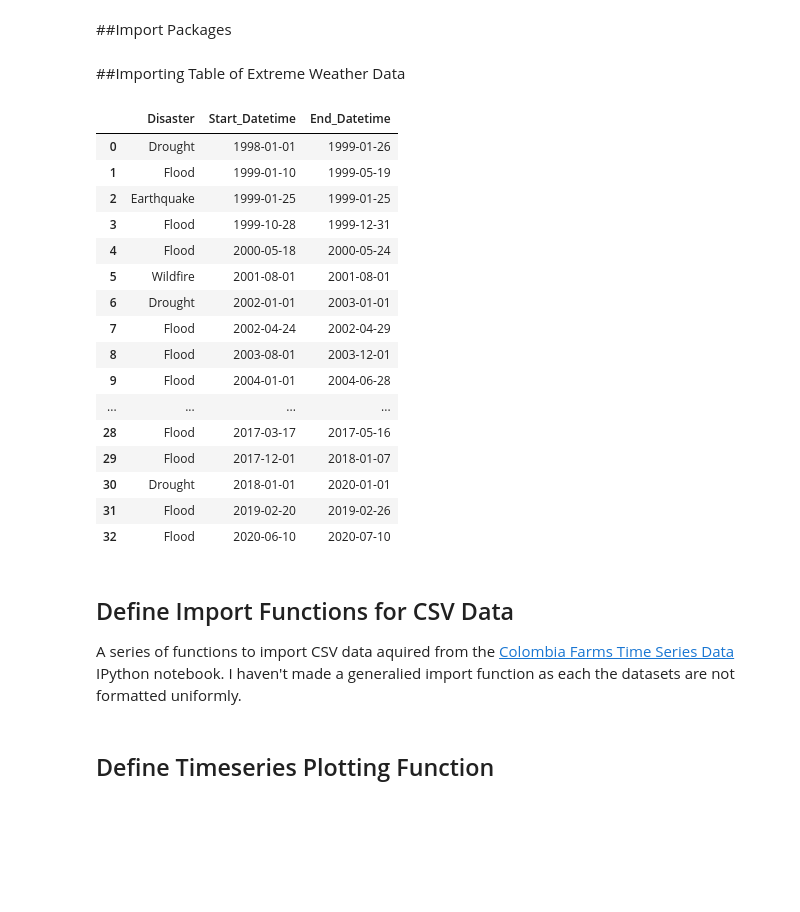
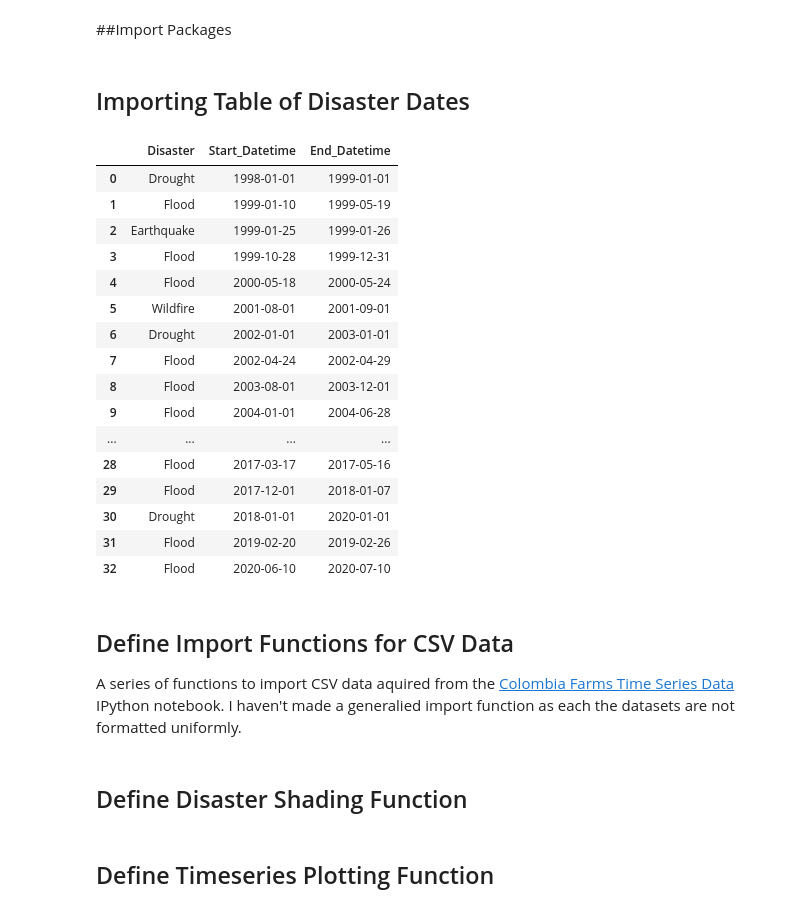
Before and after one commit to Max-FM/SPRINT-Colombia, a Jupyter notebook: Visualising_District_Time_Series_Data.ipynb, the cells around one changed output. Saved outputs shown, nothing was run; the diff lists cells and outputs as text; code cells hidden in the pictures; blank space fills up the shorter version.

```diff
--- a/Visualising_District_Time_Series_Data.ipynb
+++ b/Visualising_District_Time_Series_Data.ipynb
@@ -21,59 +21,29 @@ import pandas as pd
 import plotly.graph_objs as go
 from plotly.subplots import make_subplots
 # %% [markdown]
-##Importing Table of Extreme Weather Data
+## Importing Table of Disaster Dates
-# %%
-extreme_weather_table = pd.read_excel('/content/drive/Shared drives/Colombia SPRINT/Test Districts/Colombia extreme weather in test districts.xlsx')
-
-# Filling in empty values for dates.
-extreme_weather_table['Day'].fillna(1, inplace=True)
-extreme_weather_table['Month'].fillna(1, inplace=True)
-extreme_weather_table['End Day'].fillna(1, inplace=True)
-extreme_weather_table['End Month'].fillna(1, inplace=True)
-
-# Dealing with duplicate dates.
-extreme_weather_table.loc[0, 'End Year'] = 1999 # Assuming 1998 El Nino drought lasts about a year.
-extreme_weather_table.loc[0, 'End Day'] = 26 # Assuming 1998 El Nino drought lasts about a year.
-extreme_weather_table.loc[31, 'End Month'] = 7 # Assuming Jun 2020 El flood lasts about a month.
-
-# Converting date columns into a single datetime column.
-extreme_weather_table['Start_Datetime'] = pd.to_datetime(extreme_weather_table['Start Year'].astype(str) + '-' +
-                                          extreme_weather_table['Month'].astype(int).astype(str) + '-' +
-                                          extreme_weather_table['Day'].astype(int).astype(str))
-
-extreme_weather_table['End_Datetime'] = pd.to_datetime(extreme_weather_table['End Year'].astype(str) + '-' +
-                                        extreme_weather_table['End Month'].astype(int).astype(str) + '-' +
-                                        extreme_weather_table['End Day'].astype(int).astype(str))
-
-# Adding in missing events.
-extreme_weather_table = extreme_weather_table.append({'Disaster': 'Drought',
-                                                     'Start_Datetime': pd.to_datetime('2009-01-01'),
-                                                     'End_Datetime': pd.to_datetime('2010-01-01')},
-                                                     ignore_index=True) \
-                                             .sort_values(by='Start_Datetime') \
-                                             .reset_index() # 2009 El Nino drought.
-
-
-
-extreme_weather_table[['Disaster', 'Start_Datetime', 'End_Datetime']]
-# %% [output]
-|  | Disaster | Start_Datetime | End_Datetime |
-| 0 | Drought | 1998-01-01 | 1999-01-26 |
-| 1 | Flood | 1999-01-10 | 1999-05-19 |
-| 2 | Earthquake | 1999-01-25 | 1999-01-25 |
-| 3 | Flood | 1999-10-28 | 1999-12-31 |
-| 4 | Flood | 2000-05-18 | 2000-05-24 |
-| 5 | Wildfire | 2001-08-01 | 2001-08-01 |
-| 6 | Drought | 2002-01-01 | 2003-01-01 |
-| 7 | Flood | 2002-04-24 | 2002-04-29 |
-| 8 | Flood | 2003-08-01 | 2003-12-01 |
-| 9 | Flood | 2004-01-01 | 2004-06-28 |
-| ... | ... | ... | ... |
-| 28 | Flood | 2017-03-17 | 2017-05-16 |
-| 29 | Flood | 2017-12-01 | 2018-01-07 |
-| 30 | Drought | 2018-01-01 | 2020-01-01 |
-| 31 | Flood | 2019-02-20 | 2019-02-26 |
-| 32 | Flood | 2020-06-10 | 2020-07-10 |
+# %%
+disaster_dates = pd.read_csv('/content/drive/Shared drives/Colombia SPRINT/Test Districts/disaster_dates.csv', index_col=0)
+
+disaster_dates
+# %% [output]
+|  | Disaster | Start_Datetime | End_Datetime |
+| 0 | Drought | 1998-01-01 | 1999-01-01 |
+| 1 | Flood | 1999-01-10 | 1999-05-19 |
+| 2 | Earthquake | 1999-01-25 | 1999-01-26 |
+| 3 | Flood | 1999-10-28 | 1999-12-31 |
+| 4 | Flood | 2000-05-18 | 2000-05-24 |
+| 5 | Wildfire | 2001-08-01 | 2001-09-01 |
+| 6 | Drought | 2002-01-01 | 2003-01-01 |
+| 7 | Flood | 2002-04-24 | 2002-04-29 |
+| 8 | Flood | 2003-08-01 | 2003-12-01 |
+| 9 | Flood | 2004-01-01 | 2004-06-28 |
+| ... | ... | ... | ... |
+| 28 | Flood | 2017-03-17 | 2017-05-16 |
+| 29 | Flood | 2017-12-01 | 2018-01-07 |
+| 30 | Drought | 2018-01-01 | 2020-01-01 |
+| 31 | Flood | 2019-02-20 | 2019-02-26 |
+| 32 | Flood | 2020-06-10 | 2020-07-10 |
 # %% [markdown]
 ## Define Import Functions for CSV Data
 
@@ -167,0 +159,2 @@ def import_IMERG(district):
+# %% [markdown]
+## Define Disaster Shading Function
```
Also changed, not shown: parts of 8 cells of this notebook.
